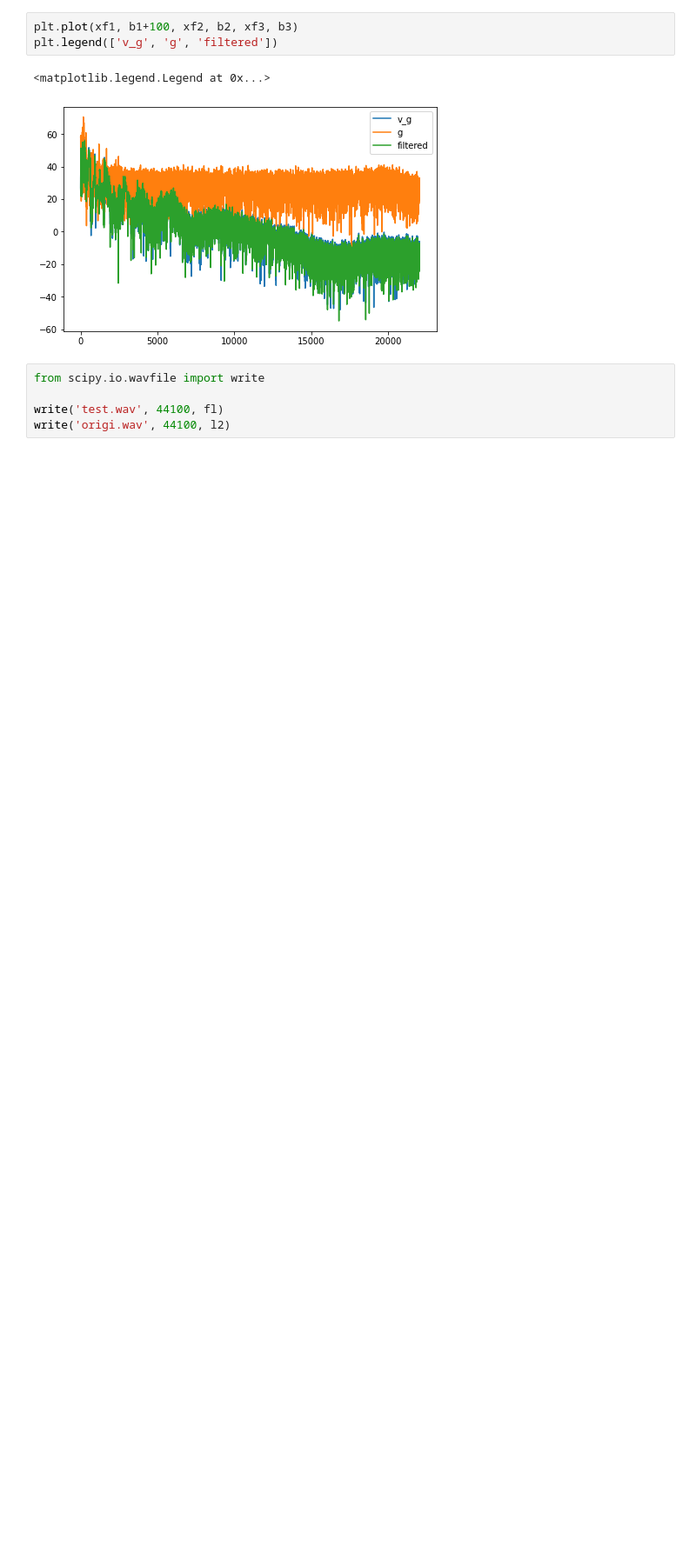
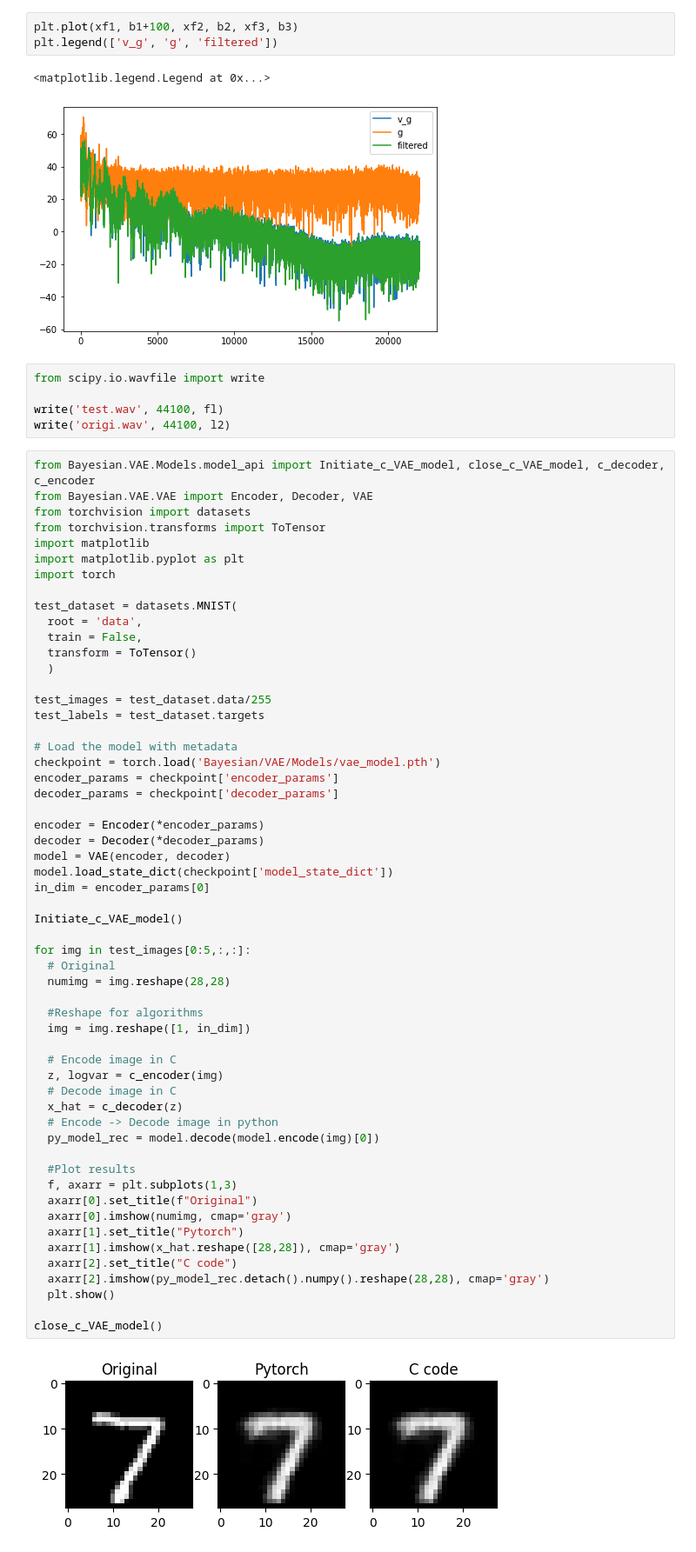
Before and after one commit to inquizition/Algorithms, a Jupyter notebook: main.ipynb, the cells around one changed output. Shown at 87% size. Drawn from its saved outputs; the diff is of its cells as text; blank space fills up the shorter version.

Commit message:
change API to work with python

```diff
--- a/main.ipynb
+++ b/main.ipynb
@@ -208,3 +208,61 @@ from scipy.io.wavfile import write
 
 write('test.wav', 44100, fl)
 write('origi.wav', 44100, l2)
+# %%
+from Bayesian.VAE.Models.model_api import Initiate_c_VAE_model, close_c_VAE_model, c_decoder, c_encoder
+from Bayesian.VAE.VAE import Encoder, Decoder, VAE
+from torchvision import datasets
+from torchvision.transforms import ToTensor
+import matplotlib
+import matplotlib.pyplot as plt
+import torch
+
+test_dataset = datasets.MNIST(
+  root = 'data',
+  train = False,
+  transform = ToTensor()
+  )
+
+test_images = test_dataset.data/255
+test_labels = test_dataset.targets
+
+# Load the model with metadata
+checkpoint = torch.load('Bayesian/VAE/Models/vae_model.pth')
+encoder_params = checkpoint['encoder_params']
+decoder_params = checkpoint['decoder_params']
+
+encoder = Encoder(*encoder_params)
+decoder = Decoder(*decoder_params)
+model = VAE(encoder, decoder)
+model.load_state_dict(checkpoint['model_state_dict'])
+in_dim = encoder_params[0]
+
+Initiate_c_VAE_model()
+
+for img in test_images[0:5,:,:]:
+  # Original
+  numimg = img.reshape(28,28)
+
+  #Reshape for algorithms
+  img = img.reshape([1, in_dim])
+
+  # Encode image in C
+  z, logvar = c_encoder(img)
+  # Decode image in C
+  x_hat = c_decoder(z)
+  # Encode -> Decode image in python
+  py_model_rec = model.decode(model.encode(img)[0])
+
+  #Plot results
+  f, axarr = plt.subplots(1,3)
+  axarr[0].set_title(f"Original")
+  axarr[0].imshow(numimg, cmap='gray')
+  axarr[1].set_title("Pytorch")
+  axarr[1].imshow(x_hat.reshape([28,28]), cmap='gray')
+  axarr[2].set_title("C code")
+  axarr[2].imshow(py_model_rec.detach().numpy().reshape(28,28), cmap='gray')
+  plt.show()
+
+close_c_VAE_model()
+# %% [output]
+[figure, added]
```
Also changed, not shown: parts of 2 cells of this notebook, 4 other files.
